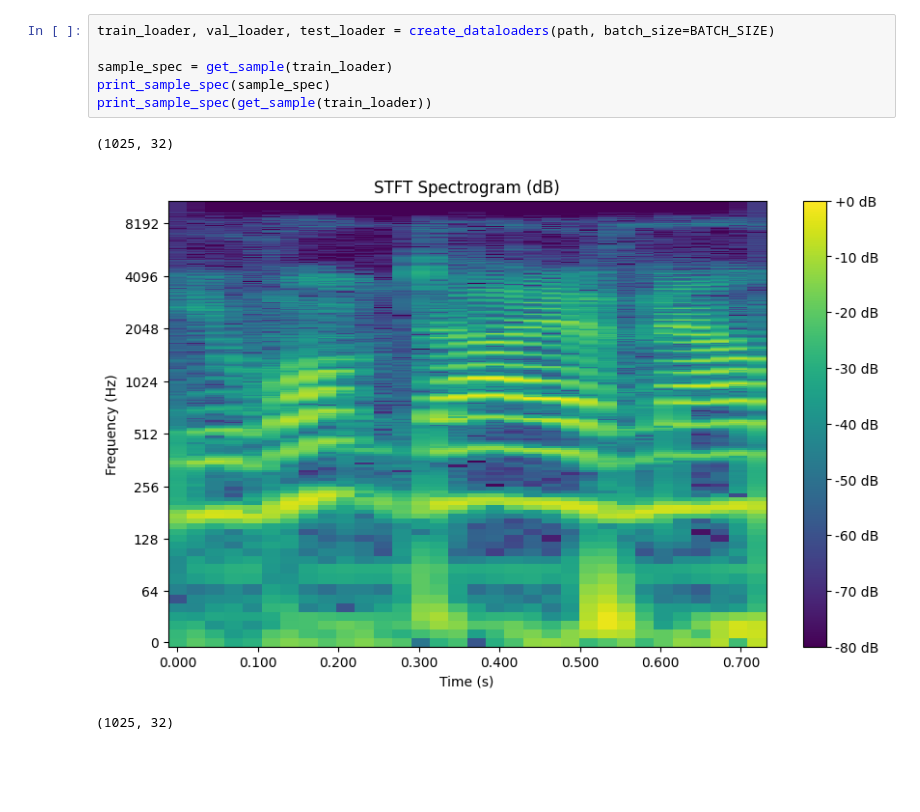
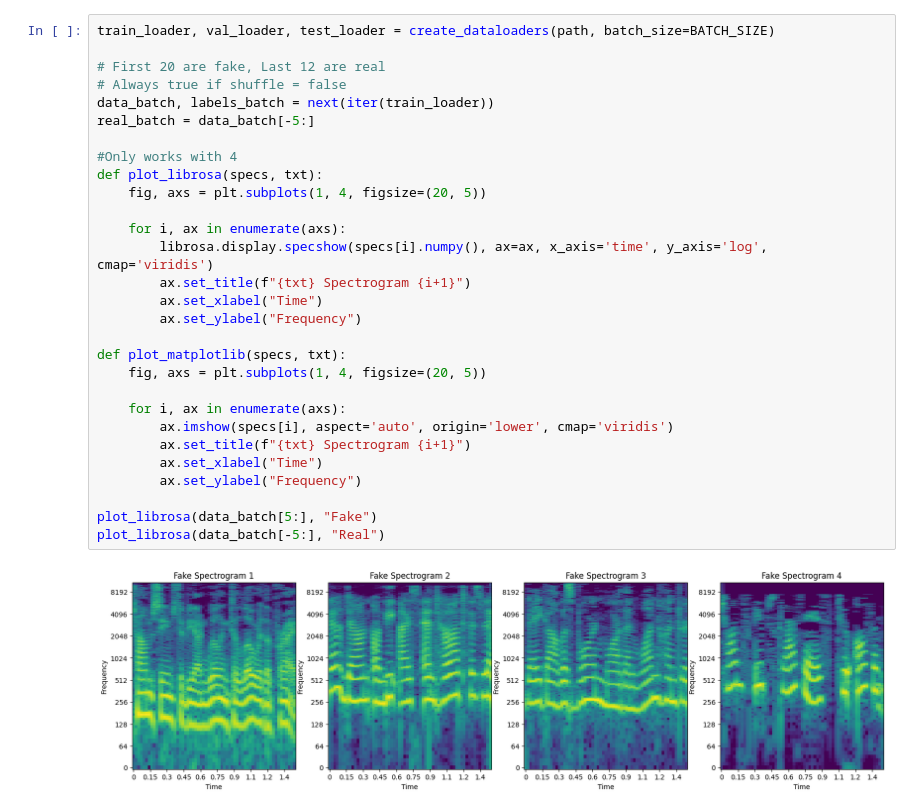
Before and after one commit to carcasonne/KIREPRO1PE, a Jupyter notebook: CNN.ipynb, the cells around one changed output. Saved outputs shown, nothing was run; the diff lists cells and outputs as text; blank space fills up the shorter version.

Commit message:
Add some visuals to look at for meeting

```diff
--- a/CNN.ipynb
+++ b/CNN.ipynb
@@ -140,10 +142,31 @@ def create_dataloaders(root_dir, batch_size=BATCH_SIZE):
 # %%
 train_loader, val_loader, test_loader = create_dataloaders(path, batch_size=BATCH_SIZE)
 
-sample_spec = get_sample(train_loader)
-print_sample_spec(sample_spec)
-print_sample_spec(get_sample(train_loader))
+# First 20 are fake, Last 12 are real
+# Always true if shuffle = false
+data_batch, labels_batch = next(iter(train_loader))
+real_batch = data_batch[-5:]
+
+#Only works with 4
+def plot_librosa(specs, txt):
+    fig, axs = plt.subplots(1, 4, figsize=(20, 5))
+
+    for i, ax in enumerate(axs):
+        librosa.display.specshow(specs[i].numpy(), ax=ax, x_axis='time', y_axis='log', cmap='viridis')
+        ax.set_title(f"{txt} Spectrogram {i+1}")
+        ax.set_xlabel("Time")
+        ax.set_ylabel("Frequency")
+
+def plot_matplotlib(specs, txt):
+    fig, axs = plt.subplots(1, 4, figsize=(20, 5))
+
+    for i, ax in enumerate(axs):
+        ax.imshow(specs[i], aspect='auto', origin='lower', cmap='viridis')
+        ax.set_title(f"{txt} Spectrogram {i+1}")
+        ax.set_xlabel("Time")
+        ax.set_ylabel("Frequency")
+
+plot_librosa(data_batch[5:], "Fake")
+plot_librosa(data_batch[-5:], "Real")
 # %% [output]
-(1025, 32)
-[figure, old version]
+[figure, new version]
-(1025, 32)
```
Also changed, not shown: parts of 3 cells of this notebook.
